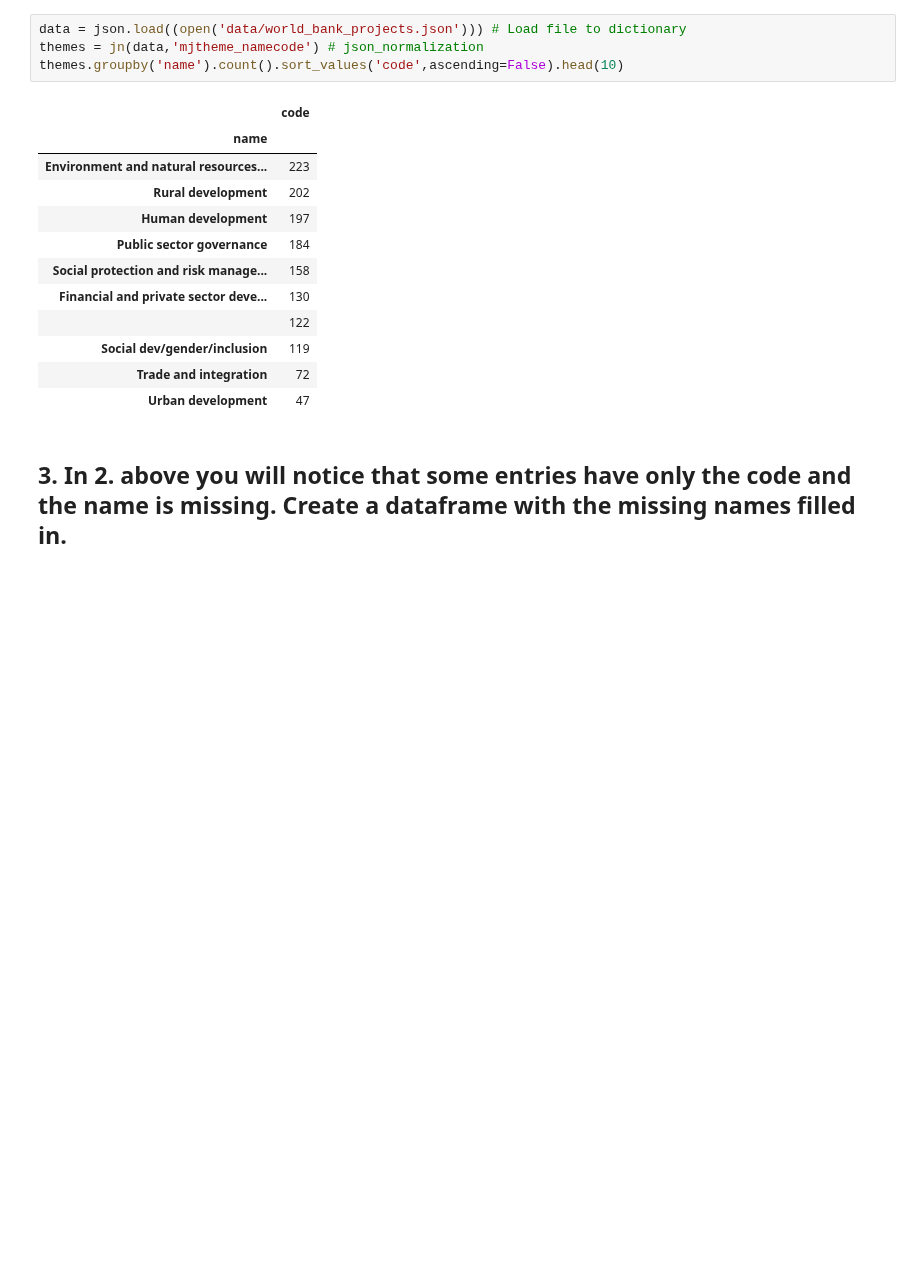
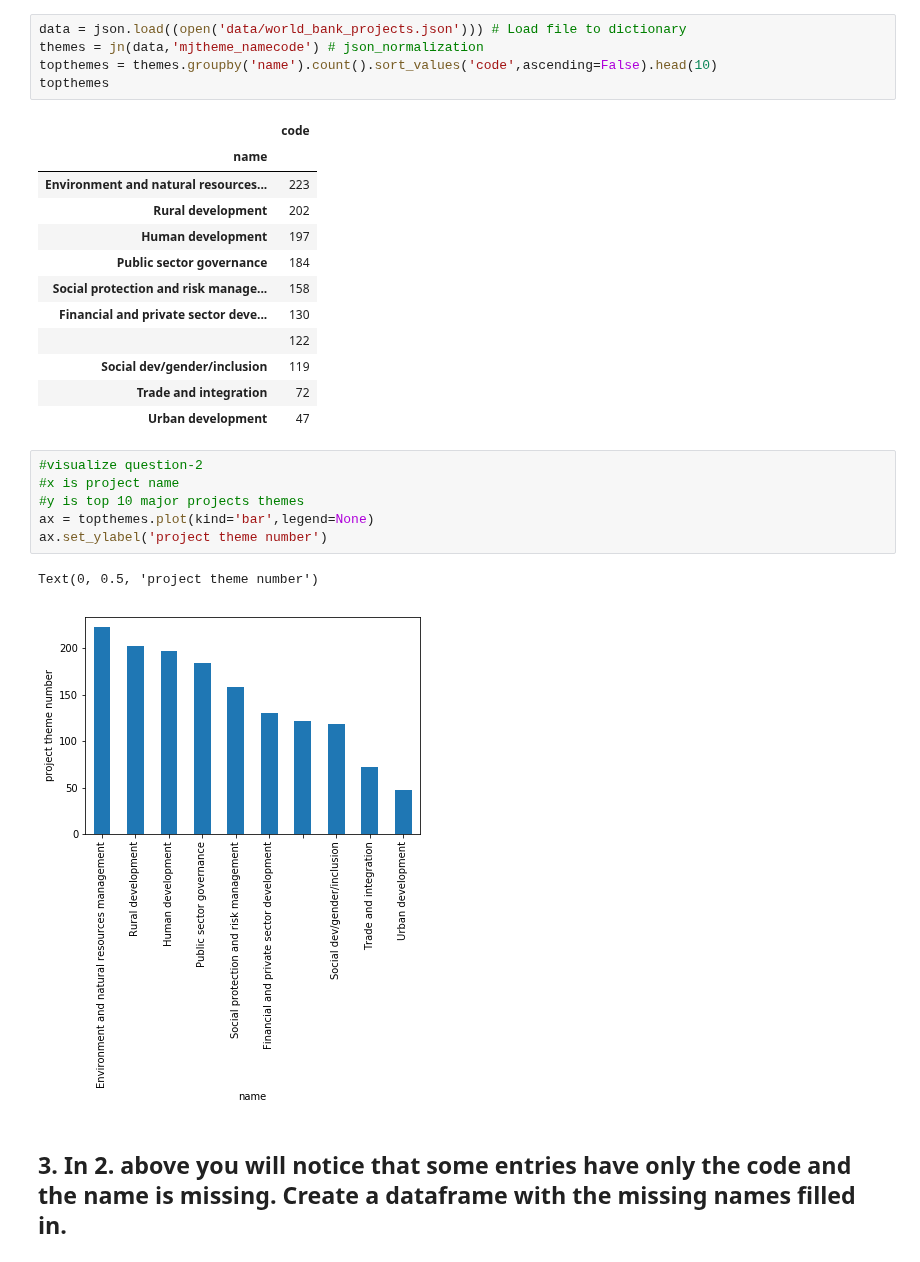
Before and after one commit to Shunling/SpringBoard, a Jupyter notebook: data_wrangling_json/Json_mini_project_Shirley.ipynb, the cells around one changed output. Saved outputs shown, nothing was run; the diff lists cells and outputs as text; blank space fills up the shorter version.

```diff
--- a/data_wrangling_json/Json_mini_project_Shirley.ipynb
+++ b/data_wrangling_json/Json_mini_project_Shirley.ipynb
@@ -54,7 +66,8 @@ country_counts.head(10)
 # %%
 data = json.load((open('data/world_bank_projects.json'))) # Load file to dictionary
 themes = jn(data,'mjtheme_namecode') # json_normalization
-themes.groupby('name').count().sort_values('code',ascending=False).head(10)
+topthemes = themes.groupby('name').count().sort_values('code',ascending=False).head(10)
+topthemes
 # %% [output]
 |  | code |
 | name |  |
@@ -68,6 +81,15 @@ themes.groupby('name').count().sort_values('code',ascending=False).head(10)
 | Social dev/gender/inclusion | 119 |
 | Trade and integration | 72 |
 | Urban development | 47 |
+# %%
+#visualize question-2
+#x is project name
+#y is top 10 major projects themes
+ax = topthemes.plot(kind='bar',legend=None)
+ax.set_ylabel('project theme number')
+# %% [output]
+Text(0, 0.5, 'project theme number')
+[figure, added]
 # %% [markdown]
 ## 3. In 2. above you will notice that some entries have only the code and the name is missing. Create a dataframe with the missing names filled in.
 # %%
```
Also changed, not shown: parts of 2 cells of this notebook.
